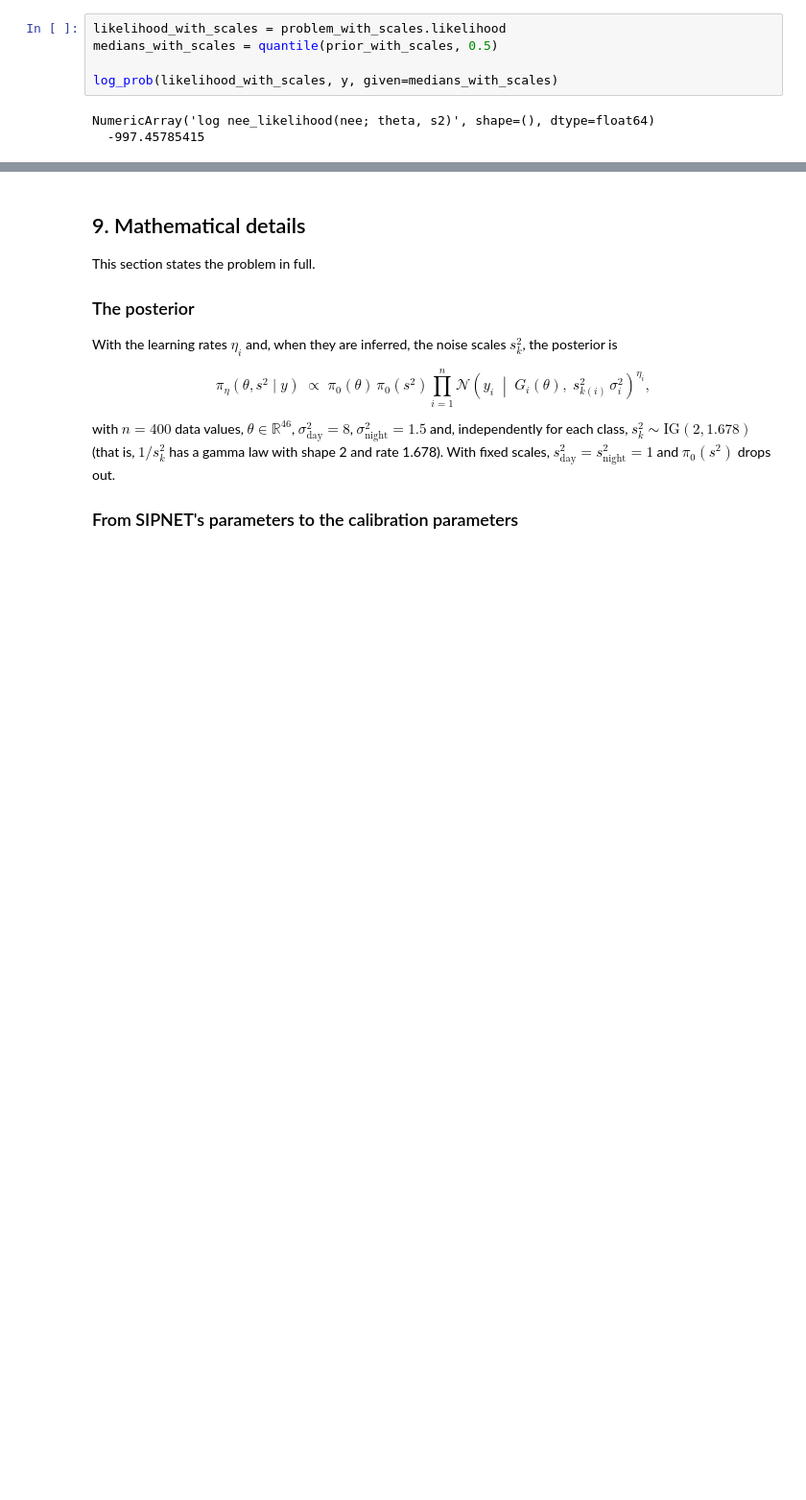
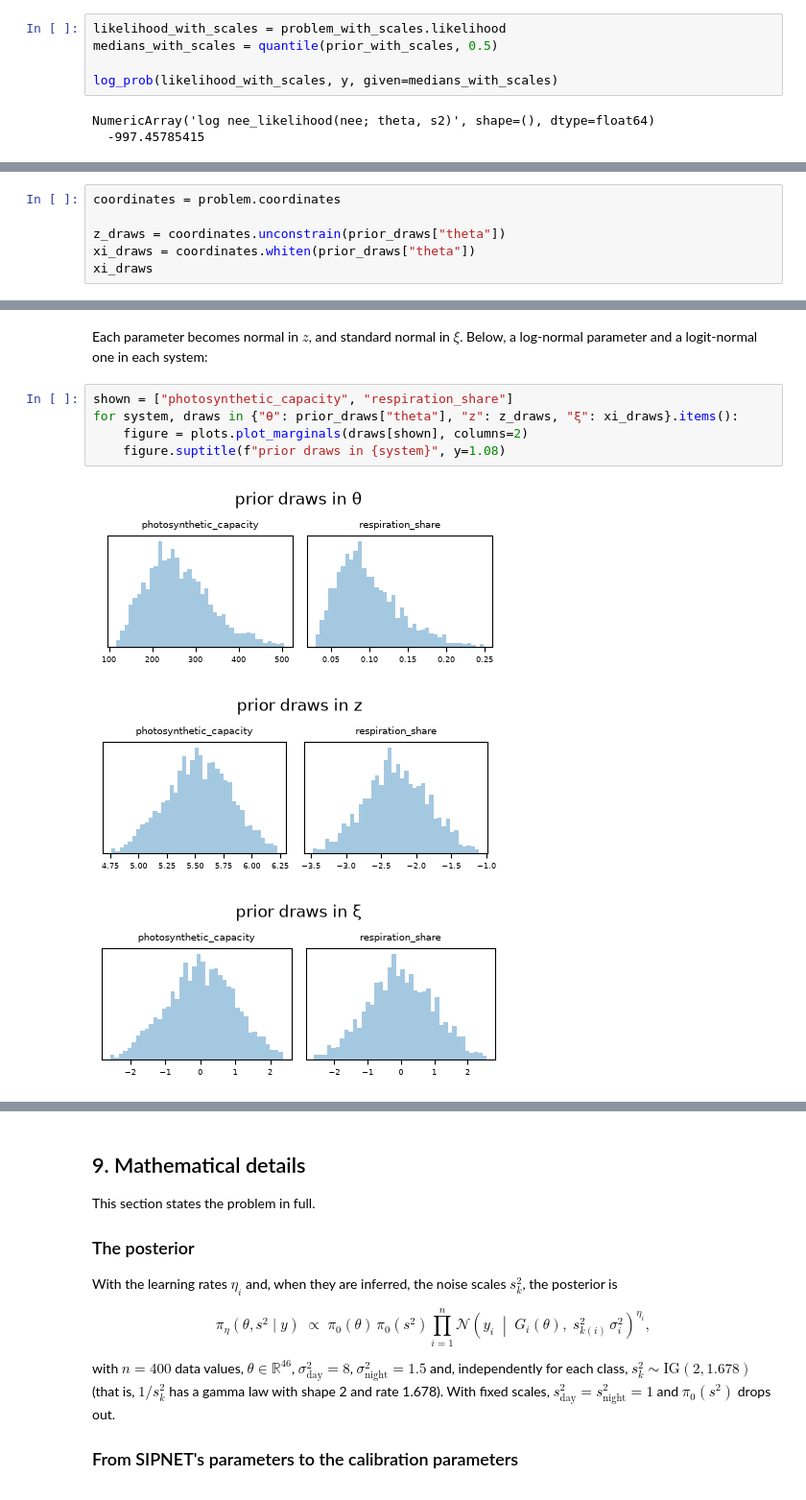
Before and after one commit to arob5/lsm-active-subspace, a Jupyter notebook: notebooks/main_inverse_problem.ipynb, the cells around one changed output, grey strips where cells are left out. Shown at 96% size. Drawn from its saved outputs; the diff is of its cells as text; blank space fills up the shorter version.

```diff
--- a/notebooks/main_inverse_problem.ipynb
+++ b/notebooks/main_inverse_problem.ipynb
@@ -904,0 +873,6 @@ plot_coordinates(systems, names, ["photosynthetic_capacity", "respiration_share"
+# %%
+coordinates = problem.coordinates
+
+z_draws = coordinates.unconstrain(prior_draws["theta"])
+xi_draws = coordinates.whiten(prior_draws["theta"])
+xi_draws
@@ -904,0 +898,12 @@ plot_coordinates(systems, names, ["photosynthetic_capacity", "respiration_share"
+# %% [markdown]
+Each parameter becomes normal in $z$, and standard normal in $\xi$. Below, a log-normal
+parameter and a logit-normal one in each system:
+# %%
+shown = ["photosynthetic_capacity", "respiration_share"]
+for system, draws in {"θ": prior_draws["theta"], "z": z_draws, "ξ": xi_draws}.items():
+    figure = plots.plot_marginals(draws[shown], columns=2)
+    figure.suptitle(f"prior draws in {system}", y=1.08)
+# %% [output]
+[figure, added]
+[figure, added]
+[figure, added]
```
Also changed, not shown: parts of 20 cells of this notebook.
